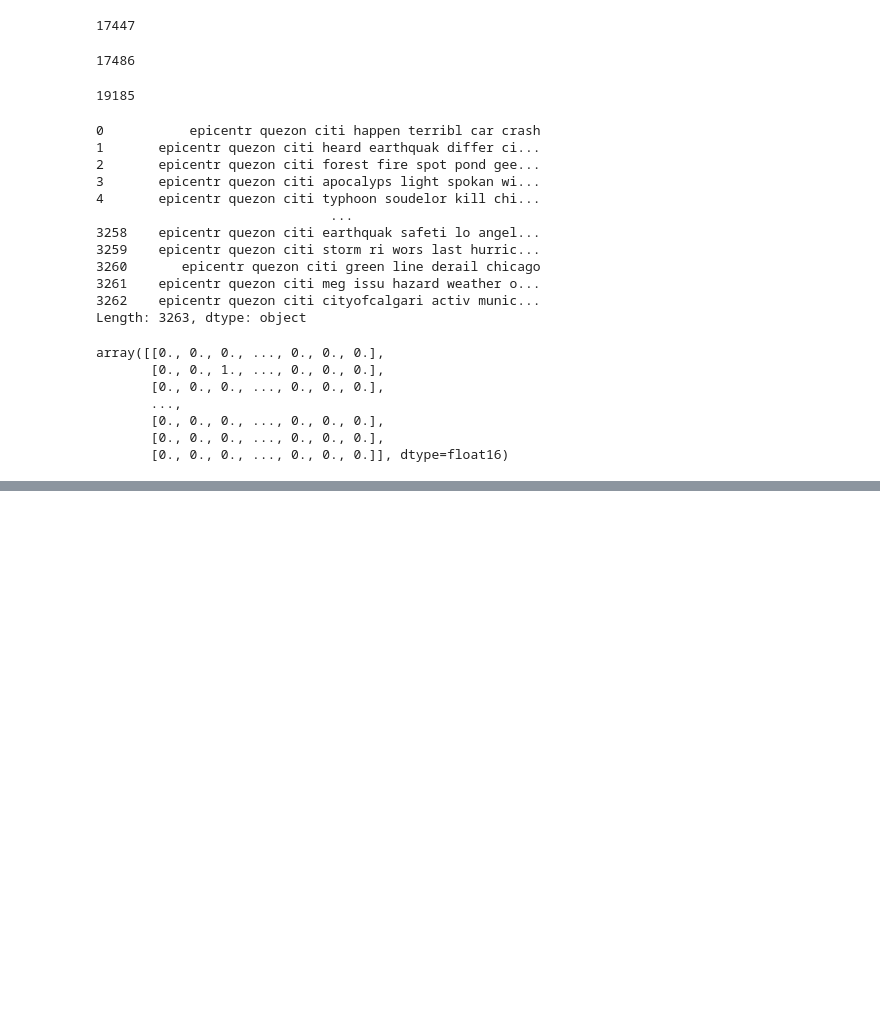
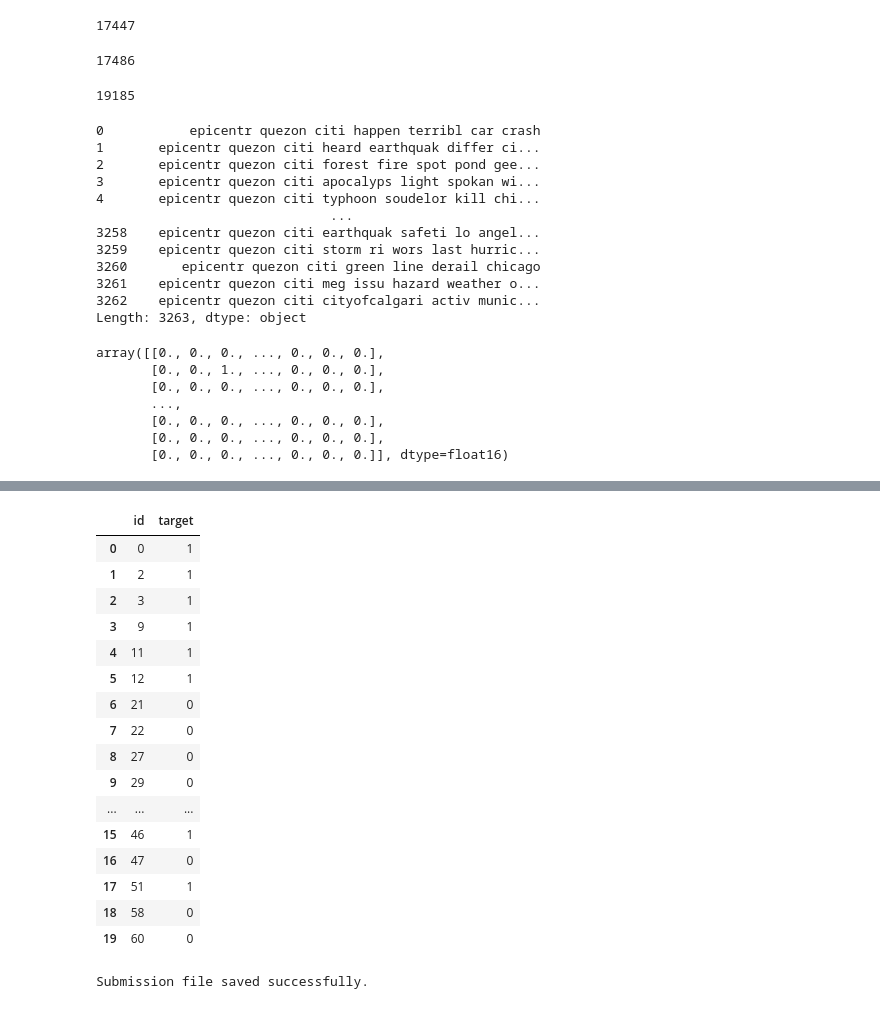
Before and after one commit to savindumahasen/Disaster-Prediction-with-NLP, a Jupyter notebook: classification.ipynb, the cells around one changed output, grey strips where cells are left out. Cells and saved outputs as stored; diff of their text form; code cells hidden in the pictures; blank space fills up the shorter version.

Commit message:
Generate the submission file

```diff
--- a/classification.ipynb
+++ b/classification.ipynb
@@ -883,0 +886,3 @@ array([[0., 0., 0., ..., 0., 0., 0.],
+# %%
+id =test_dataset['id']
+id
@@ -890,0 +909,34 @@ array([1, 0, 1, 0, 0, 0, 0, 0, 1, 0], dtype=int64)
+# %%
+
+# Create submission DataFrame
+submission_df = pd.DataFrame({
+    "id": id,
+    "target":lr_predictions
+})
+
+submission_df.head(20)
+# %% [output]
+|  | id | target |
+| 0 | 0 | 1 |
+| 1 | 2 | 1 |
+| 2 | 3 | 1 |
+| 3 | 9 | 1 |
+| 4 | 11 | 1 |
+| 5 | 12 | 1 |
+| 6 | 21 | 0 |
+| 7 | 22 | 0 |
+| 8 | 27 | 0 |
+| 9 | 29 | 0 |
+| ... | ... | ... |
+| 15 | 46 | 1 |
+| 16 | 47 | 0 |
+| 17 | 51 | 1 |
+| 18 | 58 | 0 |
+| 19 | 60 | 0 |
+# %%
+# # Save submission file
+submission_df.to_csv("model_results.csv", index=False)
+
+print("Submission file saved successfully.")
+# %% [output]
+Submission file saved successfully.
```
Also changed, not shown: parts of 3 cells of this notebook.
